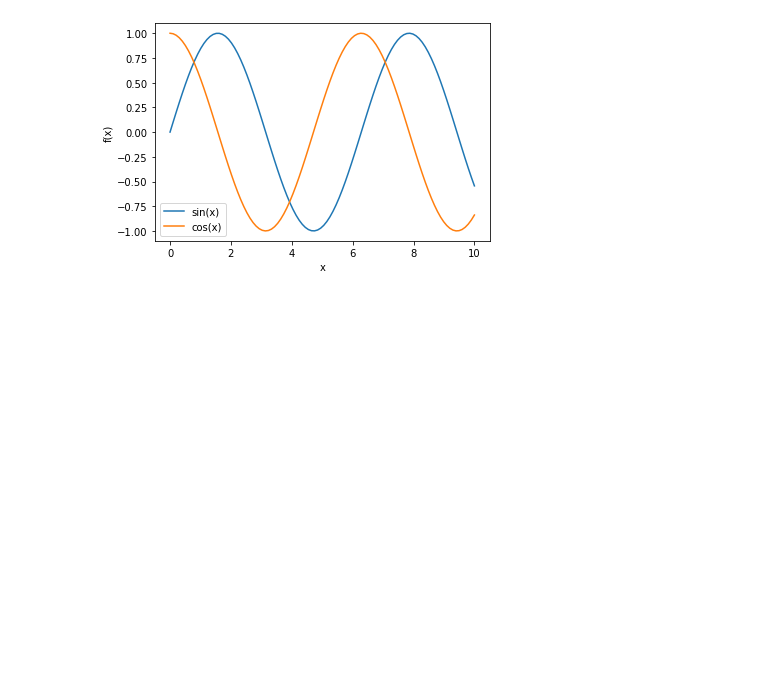
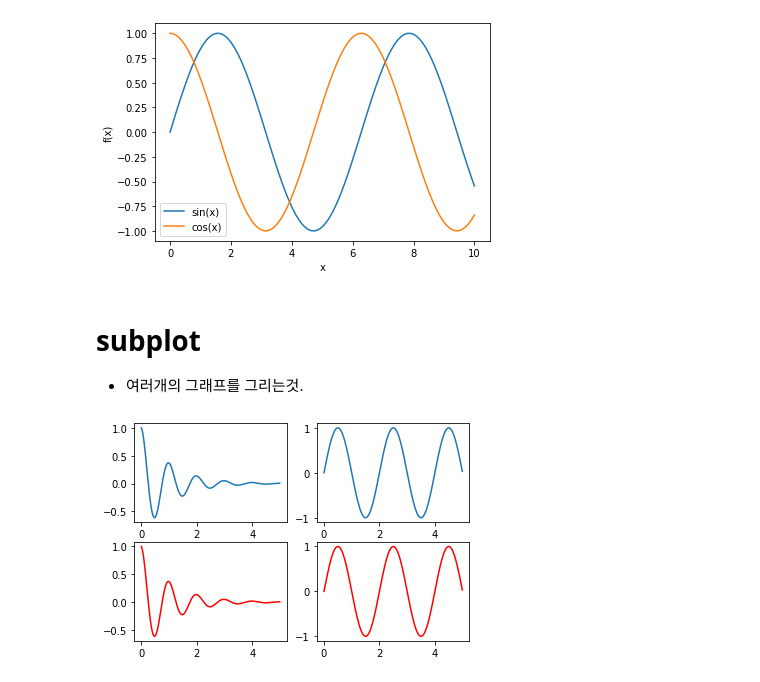
Before and after one commit to rlfwo93/machine-learning, a Jupyter notebook: matplotilb.ipynb, the cells around one changed output. Cells and saved outputs as stored; diff of their text form; code cells hidden in the pictures; blank space fills up the shorter version.

```diff
--- a/matplotilb.ipynb
+++ b/matplotilb.ipynb
@@ -199,3 +199,36 @@ plt.legend(loc='lower left') #legend 작성함수
 plt.show()
 # %% [output]
 [figure]
+# %% [markdown]
+# **subplot**
+
+-    여러개의 그래프를 그리는것.
+# %%
+def f(t):
+    return np.exp(-t) * np.cos(2*np.pi*t)
+
+def g(t):
+    return np.sin(np.pi*t)
+
+t1 = np.arange(0.0, 5.0, 0.01)
+t2 = np.arange(0.0, 5.0, 0.01)
+
+plt.subplot(221)
+# 맨처음 2는 행의수
+# 그다음 2는 열의수
+# 그다음 1은 위치 인덱스. 1부터 시작
+# 값이 작을수록 그래프는 커짐.
+plt.plot(t1, f(t1))
+
+plt.subplot(222)
+plt.plot(t2, g(t2))
+
+plt.subplot(223)
+plt.plot(t1, f(t1), 'r-')
+
+plt.subplot(224)
+plt.plot(t2, g(t2), 'r-')
+
+plt.show()
+# %% [output]
+[figure, added]
```
Also changed, not shown: parts of 6 cells of this notebook.
